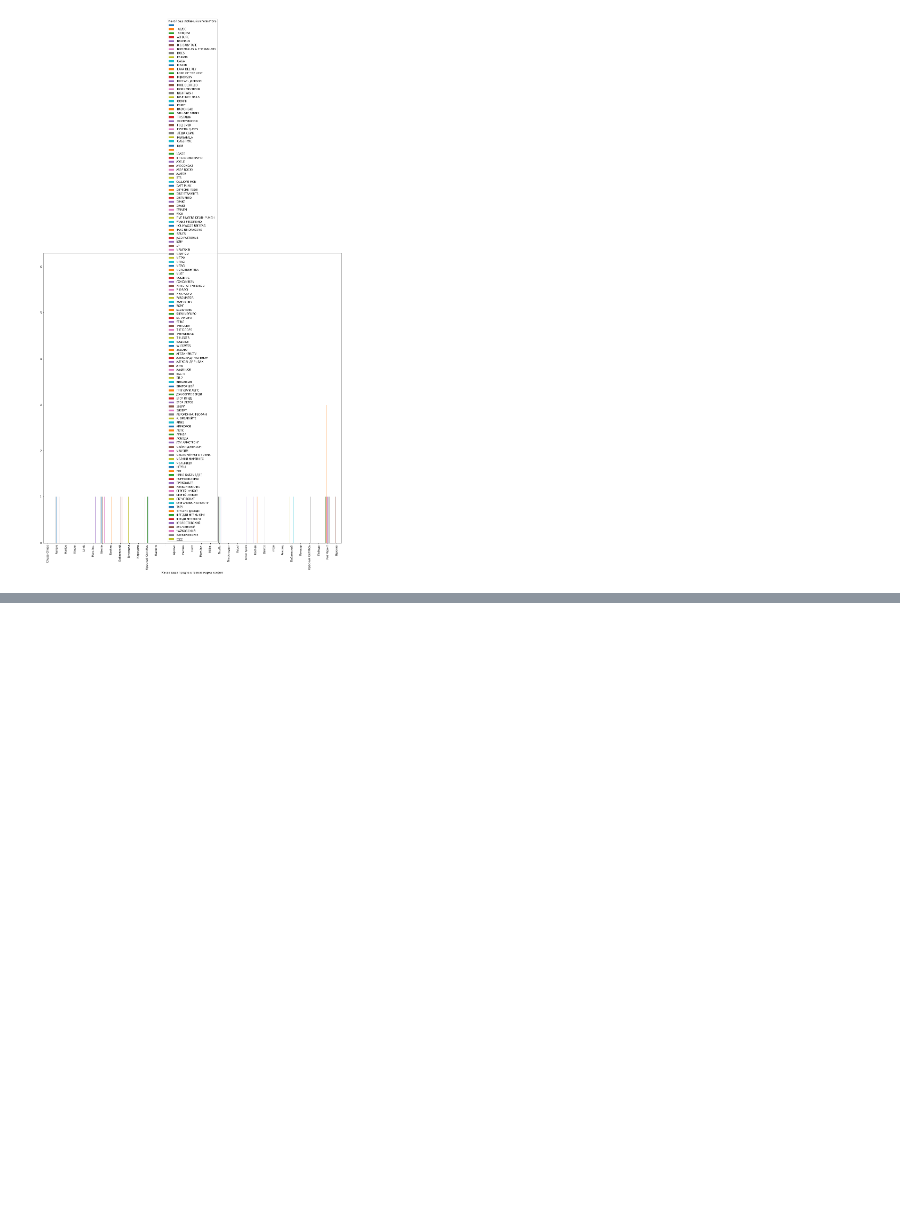
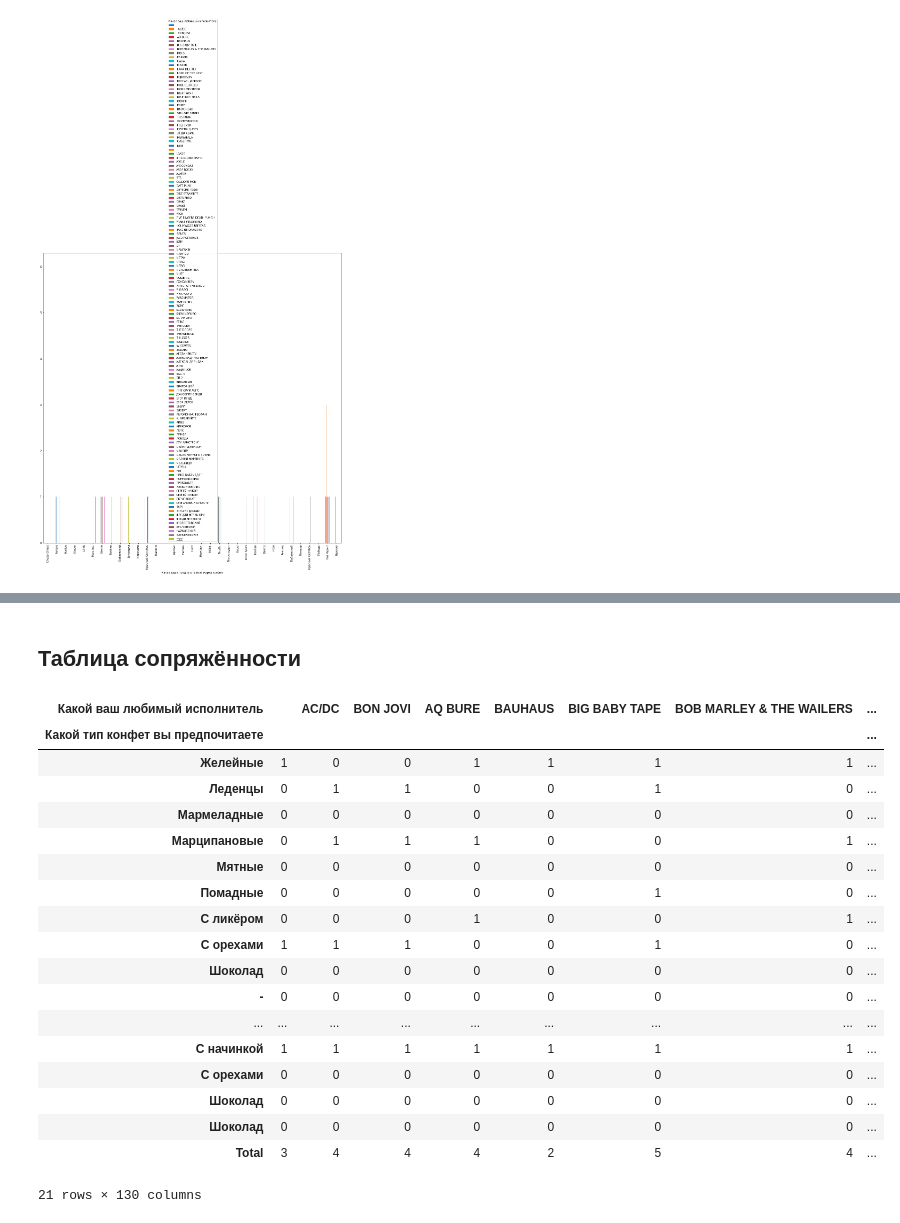
Before and after one commit to Merkrin/HSE_Sociology_Project, a Jupyter notebook: Social_Script.ipynb, the cells around one changed output, grey strips where cells are left out. Saved outputs shown, nothing was run; the diff lists cells and outputs as text; code cells hidden in the pictures; blank space fills up the shorter version.

```diff
--- a/Social_Script.ipynb
+++ b/Social_Script.ipynb
@@ -346,0 +339,26 @@ new_dataframe.plot(kind='bar', figsize=(20,20))
+# %% [markdown]
+## Таблица сопряжённости
+# %%
+data_crosstab = pd.crosstab(dataframe[type_column], dataframe[singer_column], margins=True, margins_name="Total")
+
+data_crosstab
+# %% [output]
+| Какой ваш любимый исполнитель |  | AC/DC | BON JOVI | AQ BURE | BAUHAUS | BIG BABY TAPE | BOB MARLEY & THE WAILERS | ... |
+| Какой тип конфет вы предпочитаете |  |  |  |  |  |  |  | ... |
+| Желейные | 1 | 0 | 0 | 1 | 1 | 1 | 1 | ... |
+| Леденцы | 0 | 1 | 1 | 0 | 0 | 1 | 0 | ... |
+| Мармеладные | 0 | 0 | 0 | 0 | 0 | 0 | 0 | ... |
+| Марципановые | 0 | 1 | 1 | 1 | 0 | 0 | 1 | ... |
+| Мятные | 0 | 0 | 0 | 0 | 0 | 0 | 0 | ... |
+| Помадные | 0 | 0 | 0 | 0 | 0 | 1 | 0 | ... |
+| С ликёром | 0 | 0 | 0 | 1 | 0 | 0 | 1 | ... |
+| С орехами | 1 | 1 | 1 | 0 | 0 | 1 | 0 | ... |
+| Шоколад | 0 | 0 | 0 | 0 | 0 | 0 | 0 | ... |
+| - | 0 | 0 | 0 | 0 | 0 | 0 | 0 | ... |
+| ... | ... | ... | ... | ... | ... | ... | ... | ... |
+| С начинкой | 1 | 1 | 1 | 1 | 1 | 1 | 1 | ... |
+| С орехами | 0 | 0 | 0 | 0 | 0 | 0 | 0 | ... |
+| Шоколад | 0 | 0 | 0 | 0 | 0 | 0 | 0 | ... |
+| Шоколад | 0 | 0 | 0 | 0 | 0 | 0 | 0 | ... |
+| Total | 3 | 4 | 4 | 4 | 2 | 5 | 4 | ... |
+21 rows × 130 columns
```
Also changed, not shown: parts of 13 cells of this notebook.
